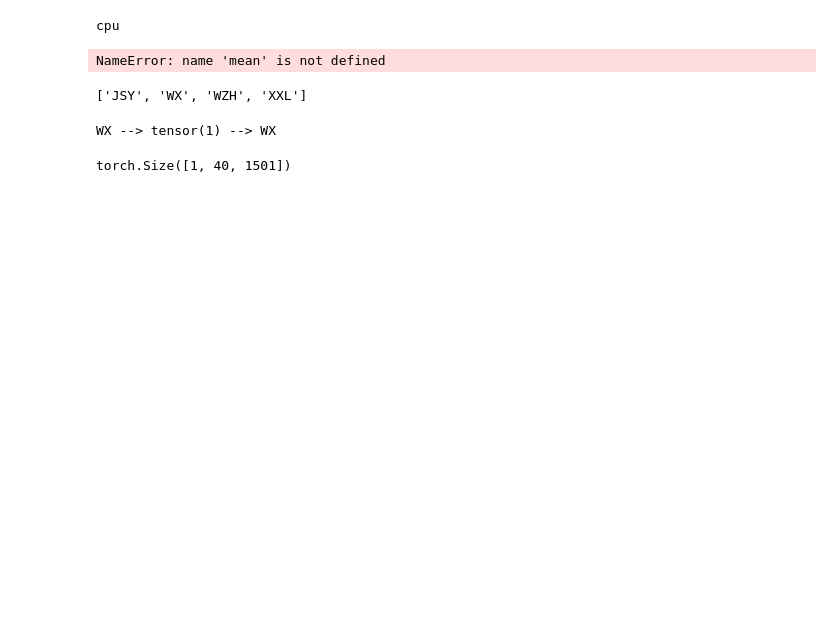
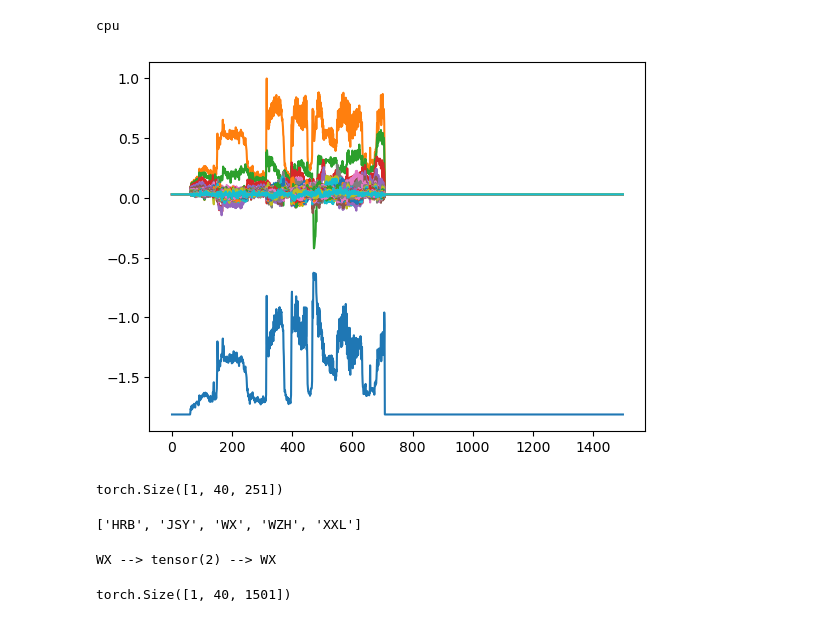
Before and after one commit to CabbageSage/PatternRecognitionGroup, a Jupyter notebook: lec5/dl1.ipynb, the cells around one changed output. Saved outputs shown, nothing was run; the diff lists cells and outputs as text; code cells hidden in the pictures; blank space fills up the shorter version.

```diff
--- a/lec5/dl1.ipynb
+++ b/lec5/dl1.ipynb
@@ -53,8 +64,8 @@ class WavDataset(Dataset):
             wb_wav = F.pad(wb_wav, (0, self.dim - length), "constant", 0)
 
         if self.transform is not None:
+            # wb_wav = transforms.Resample(orig_freq=sr, new_freq=new_sample_rate)(wb_wav)
             wb_wav = normalize(self.transform(wb_wav))
-            wb_wav = wb_wav.mean()
 
         return wb_wav, sr, filename, label
 
@@ -64,22 +75,24 @@ class WavDataset(Dataset):
 train_set= WavDataset("datasets/train/", transform=tf)
 test_set = WavDataset("datasets/test/", transform=tf)
 # %%
-wavform, sr, name, label = train_set[-4]
-plt.plot(wavform.t().numpy());
+wavform, sr, name, label = train_set[-1]
+plt.plot(wavform[0].t().numpy());
 # %% [output]
-NameError: name 'mean' is not defined
+[figure, added]
 # %%
-# new_sample_rate = 8000
 
-# transform   = transforms.Resample(orig_freq=sr, new_freq=new_sample_rate)
-# transformed = transform(wavform)
+transform   = transforms.Resample(orig_freq=sr, new_freq=new_sample_rate)
+transformed = transform(wavform)
 
 # ipd.Audio(transformed, rate=new_sample_rate)
+transformed.shape
+# %% [output]
+torch.Size([1, 40, 251])
 # %%
 labels = sorted(list(set(datapoint[-1] for datapoint in train_set)))
 print(labels)
 # %% [output]
-['JSY', 'WX', 'WZH', 'XXL']
+['HRB', 'JSY', 'WX', 'WZH', 'XXL']
 # %%
 def label_to_index(word):
     return torch.tensor(labels.index(word))
@@ -93,7 +106,7 @@ word_recovered = index_to_label(index)
 
 print(word_start, "-->", index, "-->", word_recovered)
 # %% [output]
-WX --> tensor(1) --> WX
+WX --> tensor(2) --> WX
 # %%
 train_set[0][0].shape
 # %% [output]
```
Also changed, not shown: parts of 7 cells of this notebook, 1 other file.
